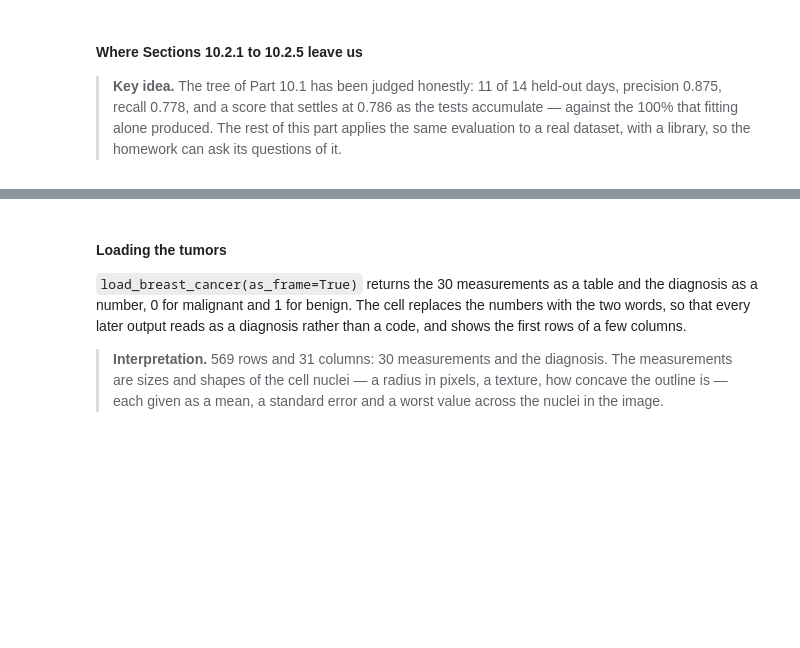
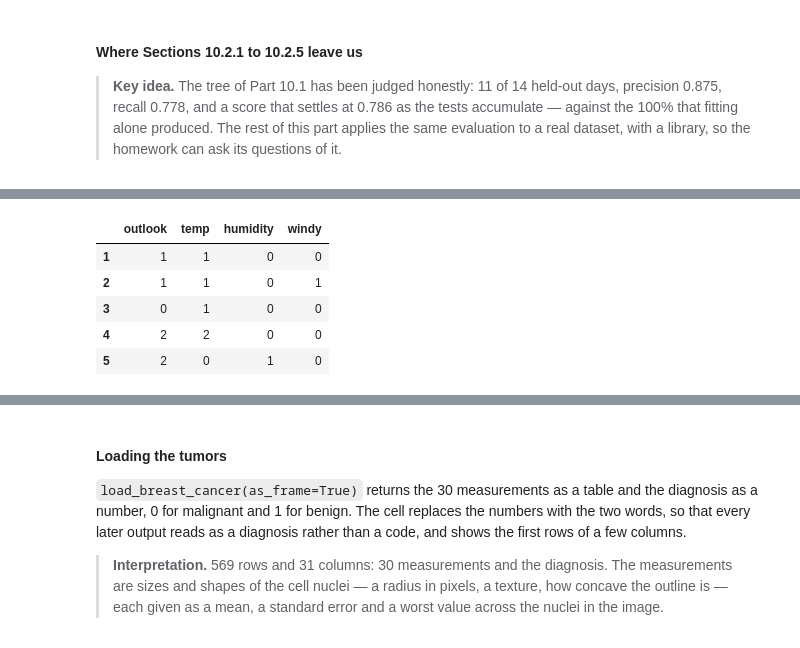
Before and after one commit to payakorn/888102-student, a Jupyter notebook: ch10_2_Evaluating_a_Classifier.ipynb, the cells around one changed output, grey strips where cells are left out. Saved outputs shown, nothing was run; the diff lists cells and outputs as text; code cells hidden in the pictures; blank space fills up the shorter version.

```diff
--- a/ch10_2_Evaluating_a_Classifier.ipynb
+++ b/ch10_2_Evaluating_a_Classifier.ipynb
@@ -389,0 +407,10 @@ plt.show()
+# %%
+codes = golf[FEATURES].apply(lambda col: col.astype("category").cat.codes)
+codes.head()
+# %% [output]
+|  | outlook | temp | humidity | windy |
+| 1 | 1 | 1 | 0 | 0 |
+| 2 | 1 | 1 | 0 | 1 |
+| 3 | 0 | 1 | 0 | 0 |
+| 4 | 2 | 2 | 0 | 0 |
+| 5 | 2 | 0 | 1 | 0 |
```
Also changed, not shown: parts of 22 cells of this notebook.
